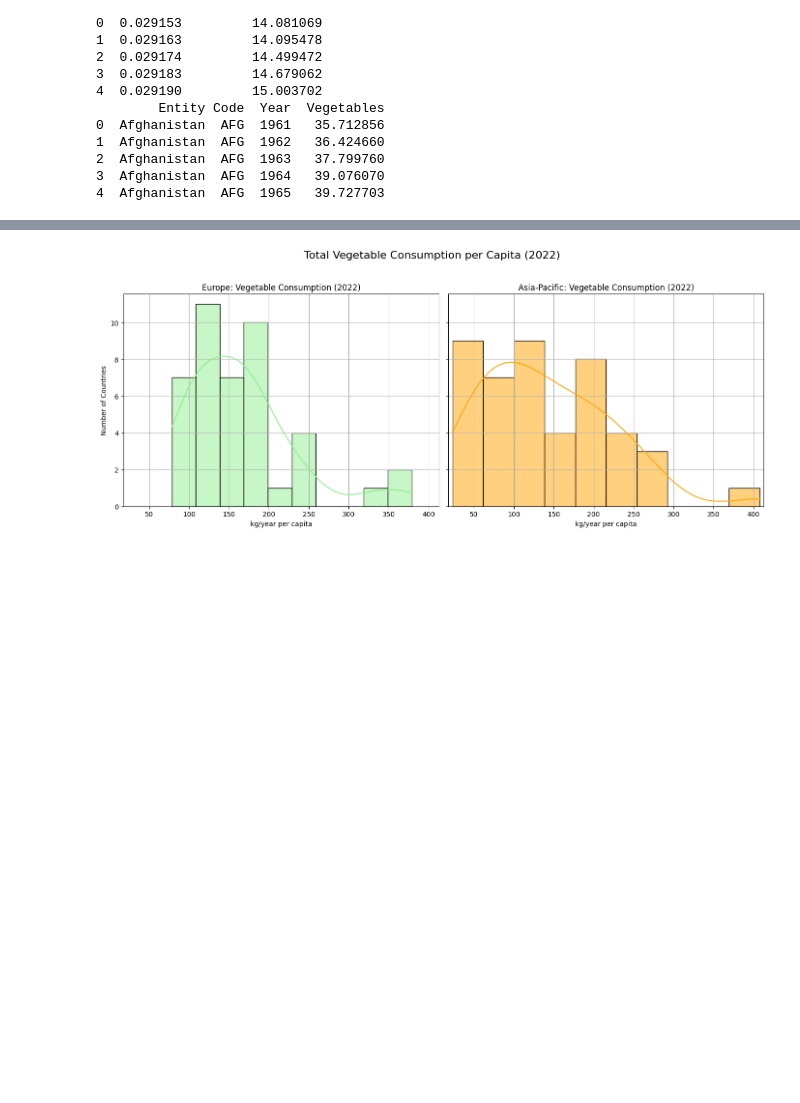
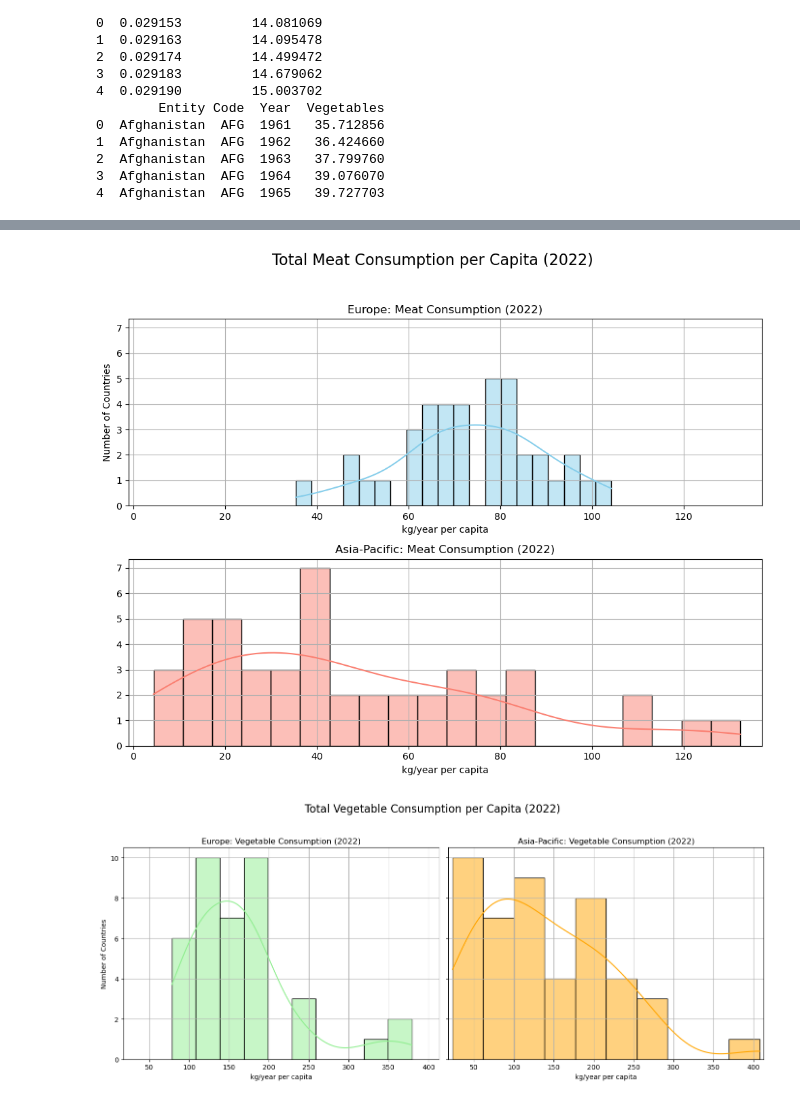
Before and after one commit to Tako870/tddm-ca, a Jupyter notebook: CA.ipynb, the cells around one changed output, grey strips where cells are left out. Saved outputs shown, nothing was run; the diff lists cells and outputs as text; code cells hidden in the pictures; blank space fills up the shorter version.

Commit message:
created merged datasets and refactored Tun's EDA (jingkai)

```diff
--- a/CA.ipynb
+++ b/CA.ipynb
@@ -378,31 +342,76 @@ plt.show()
 # %%
-# Get shared x-axis limits
-min_x = min(veg_2022_eu['Vegetables'].min(), veg_2022_ap['Vegetables'].min())
-max_x = max(veg_2022_eu['Vegetables'].max(), veg_2022_ap['Vegetables'].max())
-xlim = (int(min_x) - 5, int(max_x) + 5)
+import pandas as pd
+import seaborn as sns
+import matplotlib.pyplot as plt
+
+# LOAAAAAAAAAADDDDDDDDDDDDDDDDD
+merged_df = pd.read_csv("datasets/merged_meat_fruit_veg.csv")
+
+# Filter data for twozerotwotwo
+merged_2022 = merged_df[merged_df['Year'] == 2022]
+
+# seperate data by region
+europe_data = merged_2022[merged_2022['region'] == 'Europe']
+asia_data = merged_2022[merged_2022['region'] == 'Asia']
+
+#  Meat Consumption Histogram  #
+# Get combined min and max for x-axis
+min_x_meat = min(europe_data['Total_Meat_kg_per_capita'].min(), asia_data['Total_Meat_kg_per_capita'].min())
+max_x_meat = max(europe_data['Total_Meat_kg_per_capita'].max(), asia_data['Total_Meat_kg_per_capita'].max())
+xlim_meat = (int(min_x_meat) - 5, int(max_x_meat) + 5)
+
+# Set up subplots
+fig, axs = plt.subplots(2, 1, figsize=(10, 8), sharey=True)
+
+# Europe histogram
+sns.histplot(europe_data['Total_Meat_kg_per_capita'], color='skyblue', kde=True, bins=20, ax=axs[0])
+axs[0].set_title('Europe: Meat Consumption (2022)')
+axs[0].set_xlabel('kg/year per capita')
+axs[0].set_ylabel('Number of Countries')
+axs[0].set_xlim(xlim_meat)
+axs[0].grid(True)
+
+# Asia-Pacific histogram
+sns.histplot(asia_data['Total_Meat_kg_per_capita'], color='salmon', kde=True, bins=20, ax=axs[1])
+axs[1].set_title('Asia-Pacific: Meat Consumption (2022)')
+axs[1].set_xlabel('kg/year per capita')
+axs[1].set_ylabel('')
+axs[1].set_xlim(xlim_meat)
+axs[1].grid(True)
+
+fig.suptitle('Total Meat Consumption per Capita (2022)', fontsize=16)
+plt.tight_layout(rect=[0, 0, 1, 0.95])
+plt.show()
+
+# Vegetable Consumption Histogram  #
+# Get combined min and max for x-axis
+min_x_veg = min(europe_data['Vegetables_kg_per_capita'].min(), asia_data['Vegetables_kg_per_capita'].min())
+max_x_veg = max(europe_data['Vegetables_kg_per_capita'].max(), asia_data['Vegetables_kg_per_capita'].max())
+xlim_veg = (int(min_x_veg) - 5, int(max_x_veg) + 5)
 
 # Set up side-by-side plots
 fig, axs = plt.subplots(1, 2, figsize=(14, 6), sharey=True)
 
 # Europe histogram
-sns.histplot(veg_2022_eu['Vegetables'], color='lightgreen', kde=True, bins=10, ax=axs[0])
+sns.histplot(europe_data['Vegetables_kg_per_capita'], color='lightgreen', kde=True, bins=10, ax=axs[0])
 axs[0].set_title('Europe: Vegetable Consumption (2022)')
 axs[0].set_xlabel('kg/year per capita')
 axs[0].set_ylabel('Number of Countries')
-axs[0].set_xlim(xlim)
+axs[0].set_xlim(xlim_veg)
 axs[0].grid(True)
 
 # Asia-Pacific histogram
-sns.histplot(veg_2022_ap['Vegetables'], color='orange', kde=True, bins=10, ax=axs[1])
+sns.histplot(asia_data['Vegetables_kg_per_capita'], color='orange', kde=True, bins=10, ax=axs[1])
 axs[1].set_title('Asia-Pacific: Vegetable Consumption (2022)')
 axs[1].set_xlabel('kg/year per capita')
 axs[1].set_ylabel('')
-axs[1].set_xlim(xlim)
+axs[1].set_xlim(xlim_veg)
 axs[1].grid(True)
 
-# Final layout tweaks
+
 fig.suptitle('Total Vegetable Consumption per Capita (2022)', fontsize=16)
 plt.tight_layout(rect=[0, 0, 1, 0.95])
 plt.show()
 # %% [output]
-[figure, old version]
+[figure, new version]
+[figure, added]
```
Also changed, not shown: parts of 2 cells of this notebook, 5 other files.
